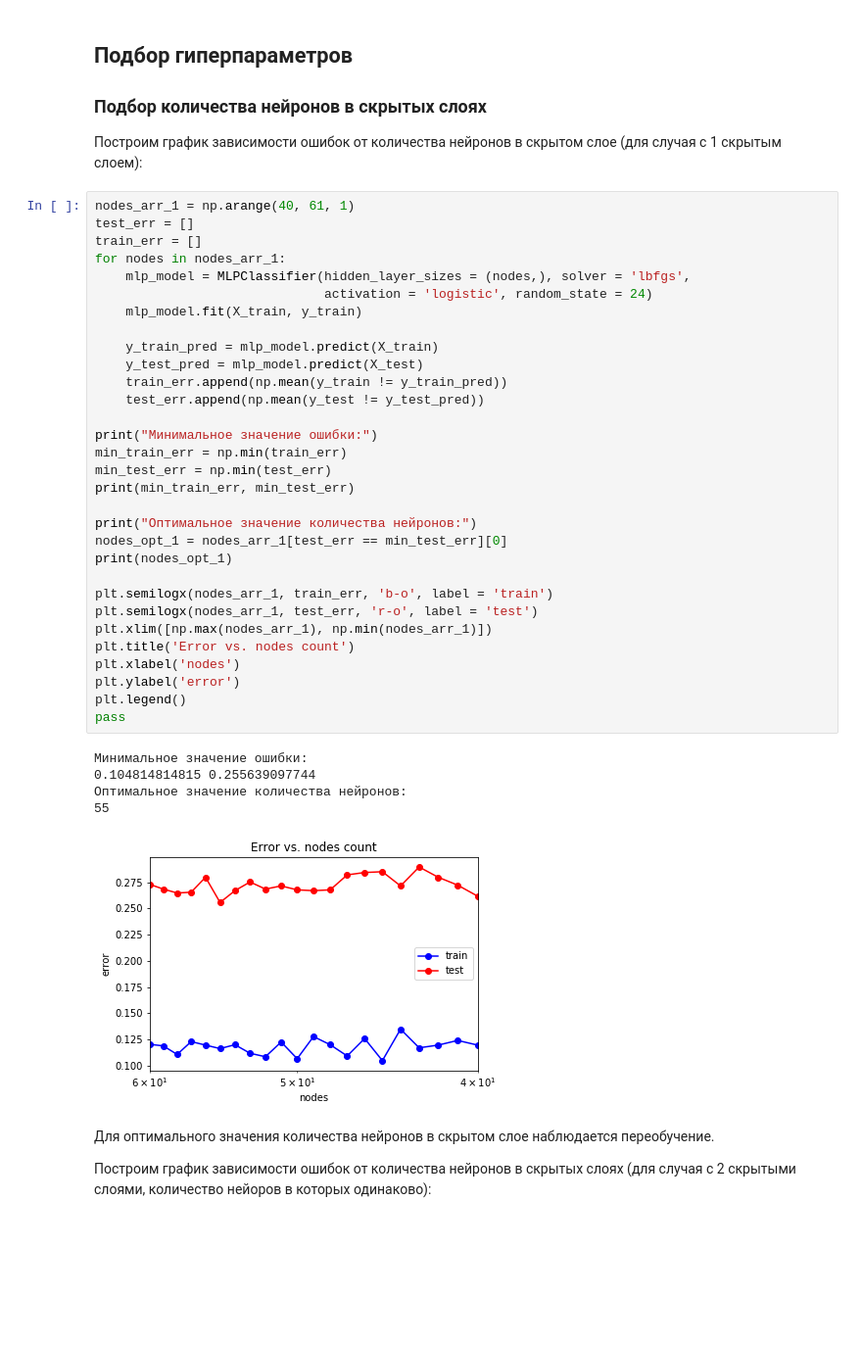
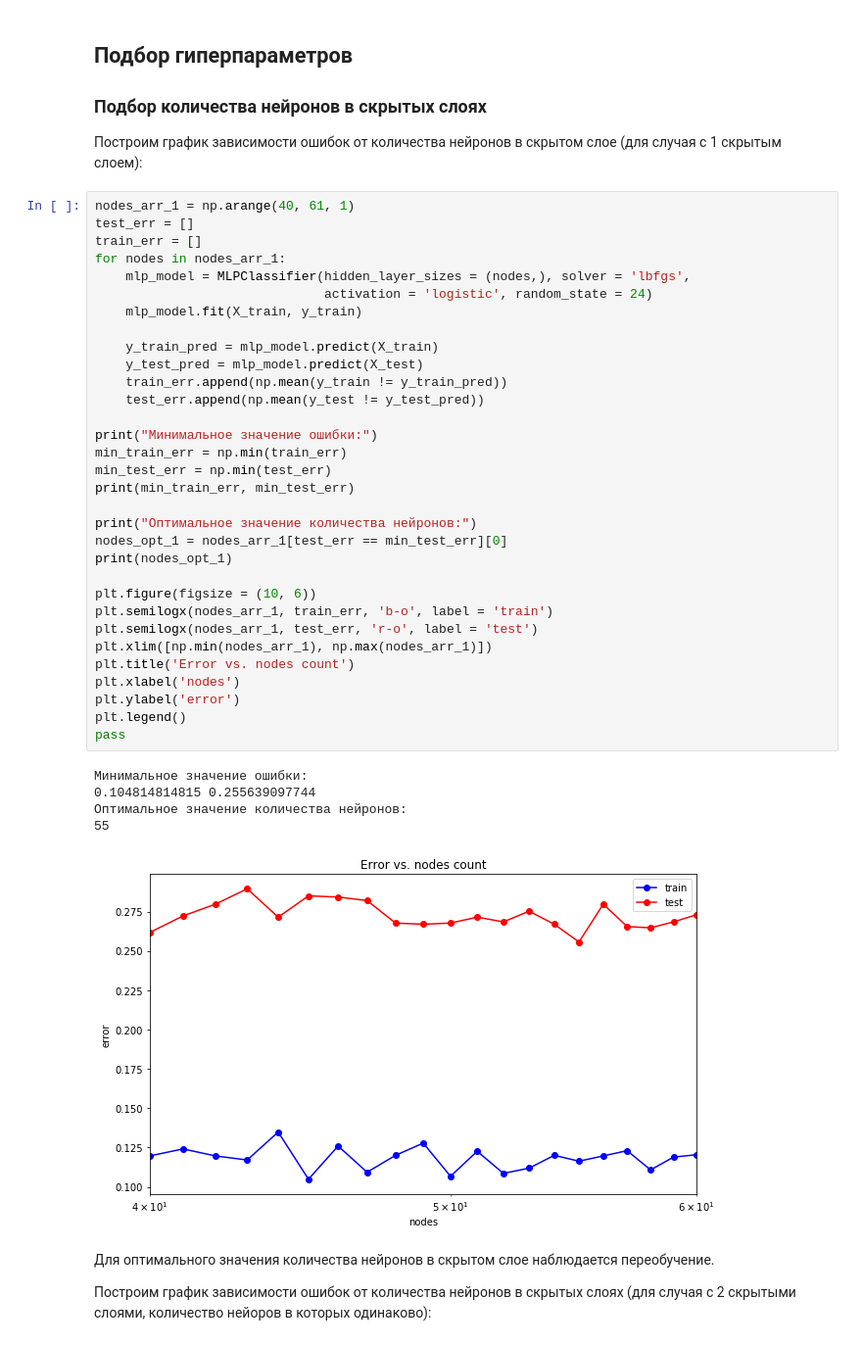
Before and after one commit to cetygamer/MachineLearning, a Jupyter notebook: Task 1/Task 1 - Default of Credit Card Clients.ipynb, the cells around one changed output. Shown at 98% size. Saved outputs shown, nothing was run; the diff lists cells and outputs as text; blank space fills up the shorter version.

Commit message:
Task 7, updated plots

```diff
--- a/Task 1/Task 1 - Default of Credit Card Clients.ipynb
+++ b/Task 1/Task 1 - Default of Credit Card Clients.ipynb
@@ -397,35 +397,36 @@ for nodes in nodes_arr_1:
     mlp_model = MLPClassifier(hidden_layer_sizes = (nodes,), solver = 'lbfgs',
                               activation = 'logistic', random_state = 24)
     mlp_model.fit(X_train, y_train)
 
     y_train_pred = mlp_model.predict(X_train)
     y_test_pred = mlp_model.predict(X_test)
     train_err.append(np.mean(y_train != y_train_pred))
     test_err.append(np.mean(y_test != y_test_pred))
 
 print("Минимальное значение ошибки:")
 min_train_err = np.min(train_err)
 min_test_err = np.min(test_err)
 print(min_train_err, min_test_err)
 
 print("Оптимальное значение количества нейронов:")
 nodes_opt_1 = nodes_arr_1[test_err == min_test_err][0]
 print(nodes_opt_1)
 
+plt.figure(figsize = (10, 6))
 plt.semilogx(nodes_arr_1, train_err, 'b-o', label = 'train')
 plt.semilogx(nodes_arr_1, test_err, 'r-o', label = 'test')
-plt.xlim([np.max(nodes_arr_1), np.min(nodes_arr_1)])
+plt.xlim([np.min(nodes_arr_1), np.max(nodes_arr_1)])
 plt.title('Error vs. nodes count')
 plt.xlabel('nodes')
 plt.ylabel('error')
 plt.legend()
 pass
 # %% [output]
 Минимальное значение ошибки:
 0.104814814815 0.255639097744
 Оптимальное значение количества нейронов:
 55
-[figure, old version]
+[figure, new version]
 # %% [markdown]
 Для оптимального значения количества нейронов в скрытом слое наблюдается переобучение.
 
```
Also changed, not shown: parts of 25 cells of this notebook.
